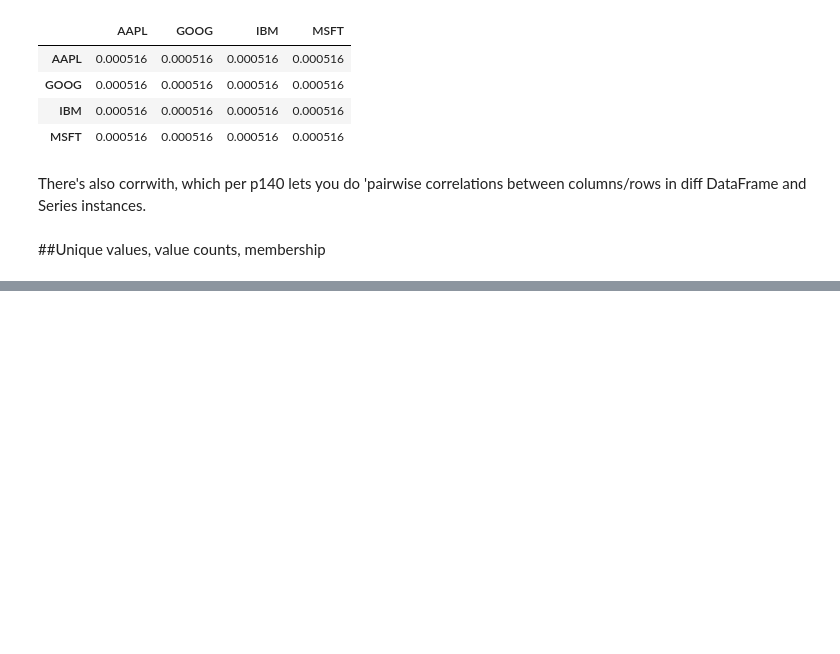
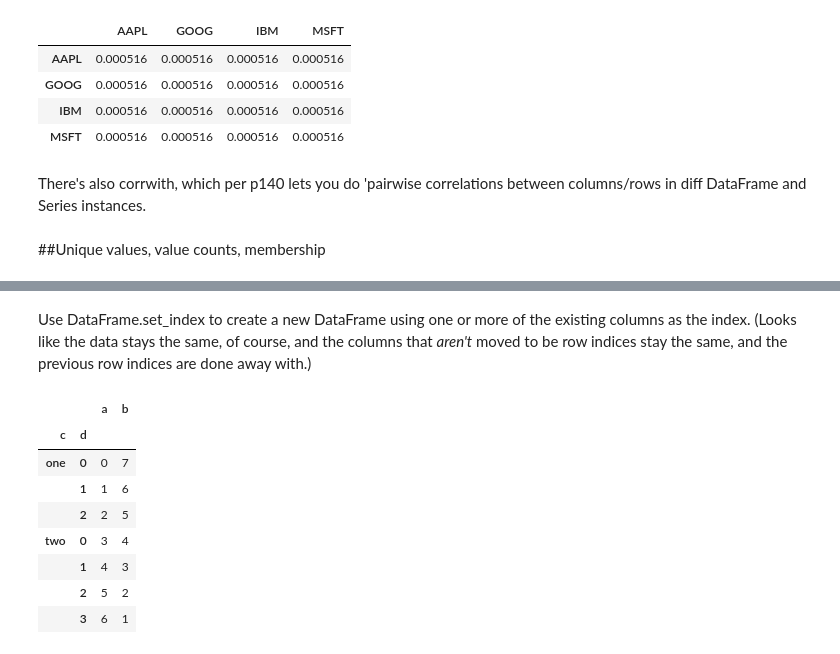
Before and after one commit to aenfield/random, a Jupyter notebook: PythonForDataAnalysisCh5.ipynb, the cells around one changed output, grey strips where cells are left out. Cells and saved outputs as stored; diff of their text form; code cells hidden in the pictures; blank space fills up the shorter version.

```diff
--- a/PythonForDataAnalysisCh5.ipynb
+++ b/PythonForDataAnalysisCh5.ipynb
@@ -1608,0 +2263,15 @@ There's also corrwith, which per p140 lets you do 'pairwise correlations between
+# %% [markdown]
+Use DataFrame.set_index to create a new DataFrame using one or more of the existing columns as the index. (Looks like the data stays the same, of course, and the columns that _aren't_ moved to be row indices stay the same, and the previous row indices are done away with.)
+# %%
+f2 = f.set_index(['c','d'])
+f2
+# %% [output]
+|  |  | a | b |
+| c | d |  |  |
+| one | 0 | 0 | 7 |
+|  | 1 | 1 | 6 |
+|  | 2 | 2 | 5 |
+| two | 0 | 3 | 4 |
+|  | 1 | 4 | 3 |
+|  | 2 | 5 | 2 |
+|  | 3 | 6 | 1 |
```
Also changed, not shown: parts of 110 cells of this notebook, 1 other file.
